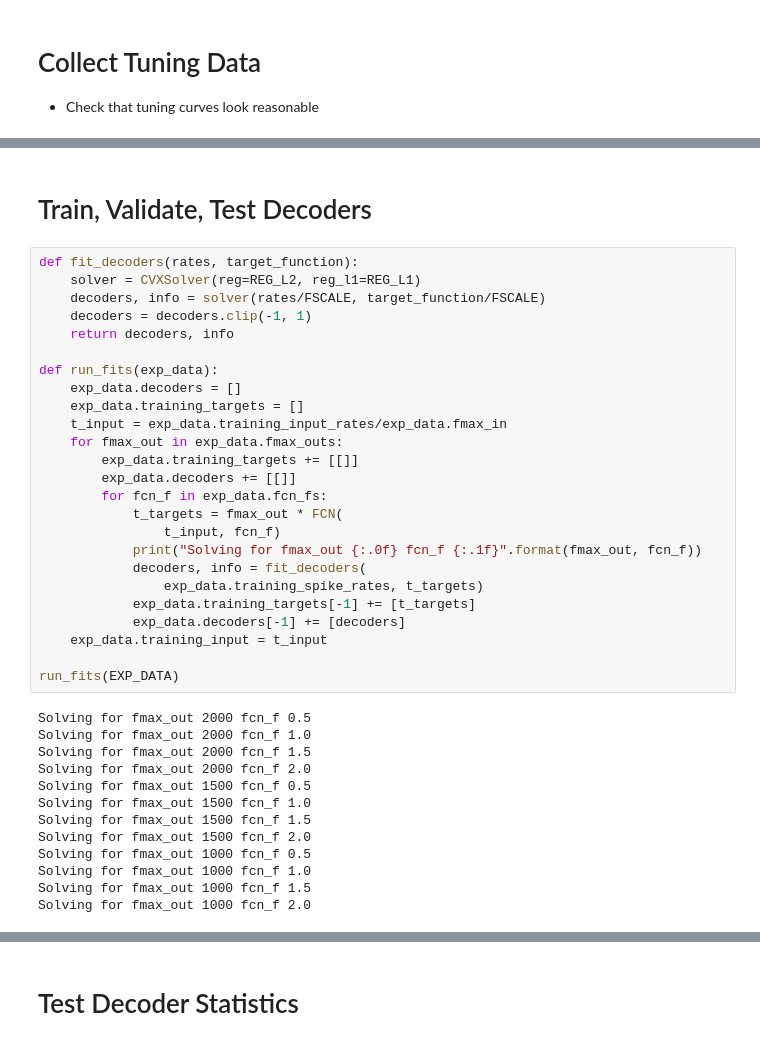
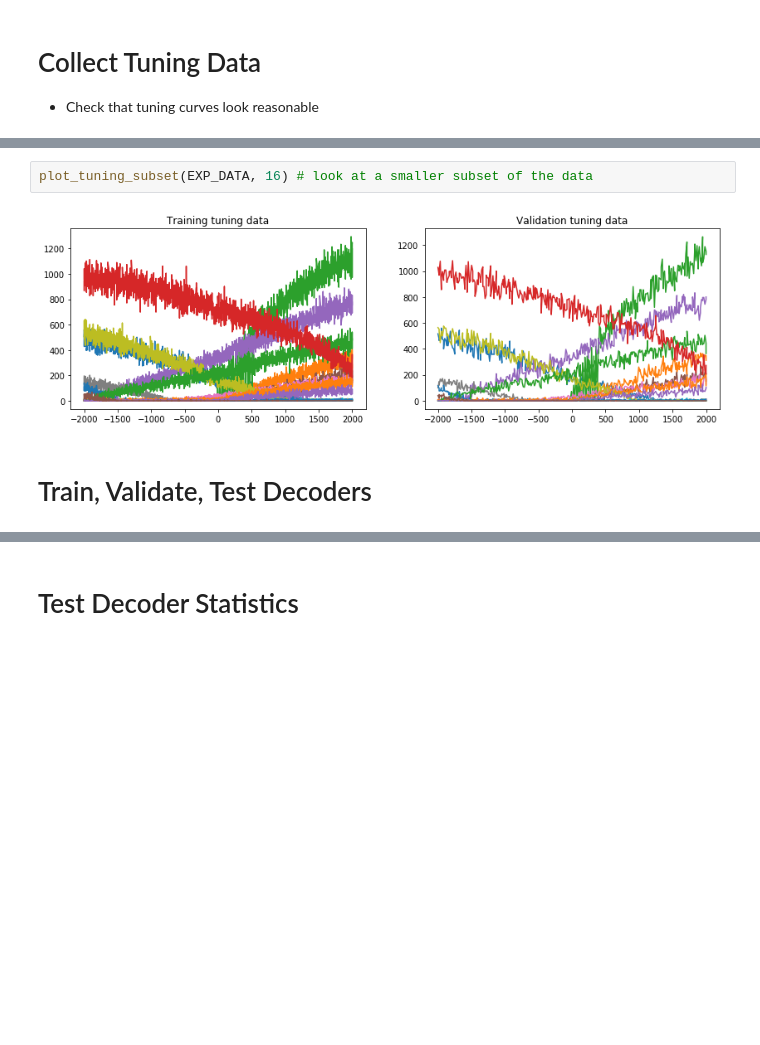
Before and after one commit to samfok/accumulator_decode, a Jupyter notebook: test_accumulator_decodes.ipynb, the cells around one changed output, grey strips where cells are left out. Saved outputs shown, nothing was run; the diff lists cells and outputs as text; blank space fills up the shorter version.

```diff
--- a/test_accumulator_decodes.ipynb
+++ b/test_accumulator_decodes.ipynb
@@ -220,40 +346,6 @@ EXP_DATA.plot_tuning(X, Y)
+# %%
+plot_tuning_subset(EXP_DATA, 16) # look at a smaller subset of the data
+# %% [output]
+[figure, added]
 # %% [markdown]
 # Train, Validate, Test Decoders
-# %%
-def fit_decoders(rates, target_function):
-    solver = CVXSolver(reg=REG_L2, reg_l1=REG_L1)
-    decoders, info = solver(rates/FSCALE, target_function/FSCALE)
-    decoders = decoders.clip(-1, 1)
-    return decoders, info
-
-def run_fits(exp_data):
-    exp_data.decoders = []
-    exp_data.training_targets = []
-    t_input = exp_data.training_input_rates/exp_data.fmax_in
-    for fmax_out in exp_data.fmax_outs:
-        exp_data.training_targets += [[]]
-        exp_data.decoders += [[]]
-        for fcn_f in exp_data.fcn_fs:
-            t_targets = fmax_out * FCN(
-                t_input, fcn_f)
-            print("Solving for fmax_out {:.0f} fcn_f {:.1f}".format(fmax_out, fcn_f))
-            decoders, info = fit_decoders(
-                exp_data.training_spike_rates, t_targets)
-            exp_data.training_targets[-1] += [t_targets]
-            exp_data.decoders[-1] += [decoders]
-    exp_data.training_input = t_input
-
-run_fits(EXP_DATA)
-# %% [output]
-Solving for fmax_out 2000 fcn_f 0.5
-Solving for fmax_out 2000 fcn_f 1.0
-Solving for fmax_out 2000 fcn_f 1.5
-Solving for fmax_out 2000 fcn_f 2.0
-Solving for fmax_out 1500 fcn_f 0.5
-Solving for fmax_out 1500 fcn_f 1.0
-Solving for fmax_out 1500 fcn_f 1.5
-Solving for fmax_out 1500 fcn_f 2.0
-Solving for fmax_out 1000 fcn_f 0.5
-Solving for fmax_out 1000 fcn_f 1.0
-Solving for fmax_out 1000 fcn_f 1.5
-Solving for fmax_out 1000 fcn_f 2.0
```
Also changed, not shown: parts of 25 cells of this notebook, 7 other files.
